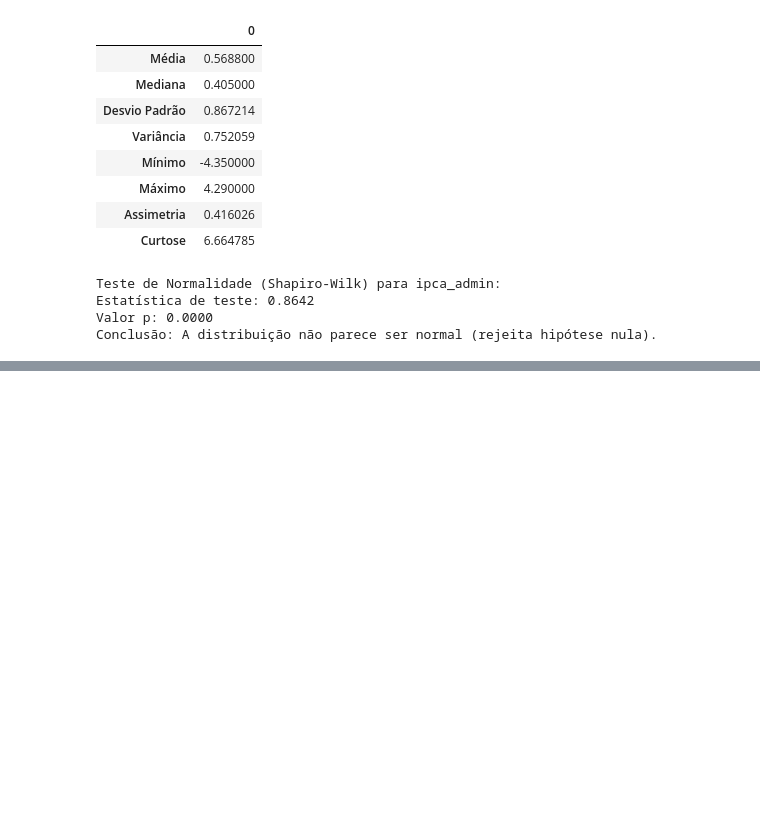
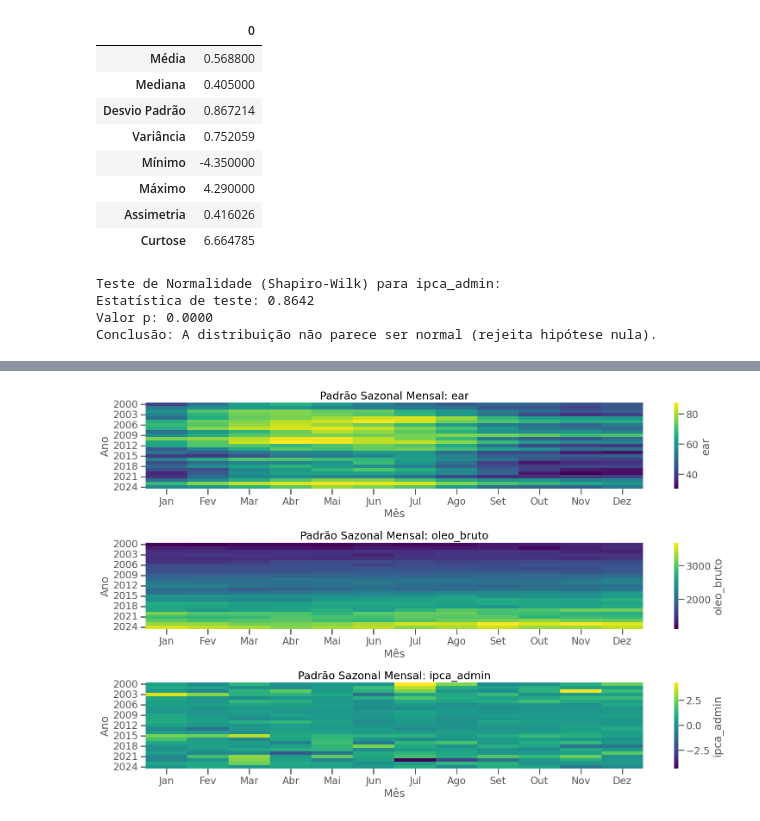
Before and after one commit to DPH38/DataScienceProject-, a Jupyter notebook: analise.ipynb, the cells around one changed output, grey strips where cells are left out. Saved outputs shown, nothing was run; the diff lists cells and outputs as text; code cells hidden in the pictures; blank space fills up the shorter version.

```diff
--- a/analise.ipynb
+++ b/analise.ipynb
@@ -232,0 +300,39 @@ Conclusão: A distribuição não parece ser normal (rejeita hipótese nula).
+# %%
+# 3. Análise de sazonalidade - Visualização de padrões mensais
+plt.figure(figsize=(16, 10))
+
+# Para cada variável, criar um gráfico de calor (heatmap) mostrando padrões mensais ao longo dos anos
+for i, column in enumerate(numeric_columns):
+    # Obter o ano e mês do índice para criar a matriz de sazonalidade
+    years = df_ts.index.year.unique()
+    months = range(1, 13)
+
+    # Criar um DataFrame com anos nas linhas e meses nas colunas
+    seasonal_df = pd.DataFrame(index=years, columns=months, dtype=float)
+
+    # Preencher o DataFrame com valores
+    for year in years:
+        for month in months:
+            # Obter o valor médio para o mês/ano específico (quando disponível)
+            try:
+                mask = (df_ts.index.year == year) & (df_ts.index.month == month)
+                seasonal_df.loc[year, month] = df_ts.loc[mask, column].mean()
+            except:
+                seasonal_df.loc[year, month] = np.nan
+
+    # Converter para valores numéricos (float) para evitar erro de tipo
+    seasonal_df = seasonal_df.astype(float)
+
+    plt.subplot(len(numeric_columns), 1, i+1)
+    ax = sns.heatmap(seasonal_df, cmap='viridis', annot=False, fmt='.1f', cbar_kws={'label': column})
+    plt.title(f'Padrão Sazonal Mensal: {column}')
+    plt.xlabel('Mês')
+    plt.ylabel('Ano')
+
+    # Ajustar os rótulos dos eixos
+    ax.set_xticklabels(['Jan', 'Fev', 'Mar', 'Abr', 'Mai', 'Jun', 'Jul', 'Ago', 'Set', 'Out', 'Nov', 'Dez'])
+
+plt.tight_layout()
+plt.show()
+# %% [output]
+[figure, added]
```
Also changed, not shown: parts of 9 cells of this notebook.
